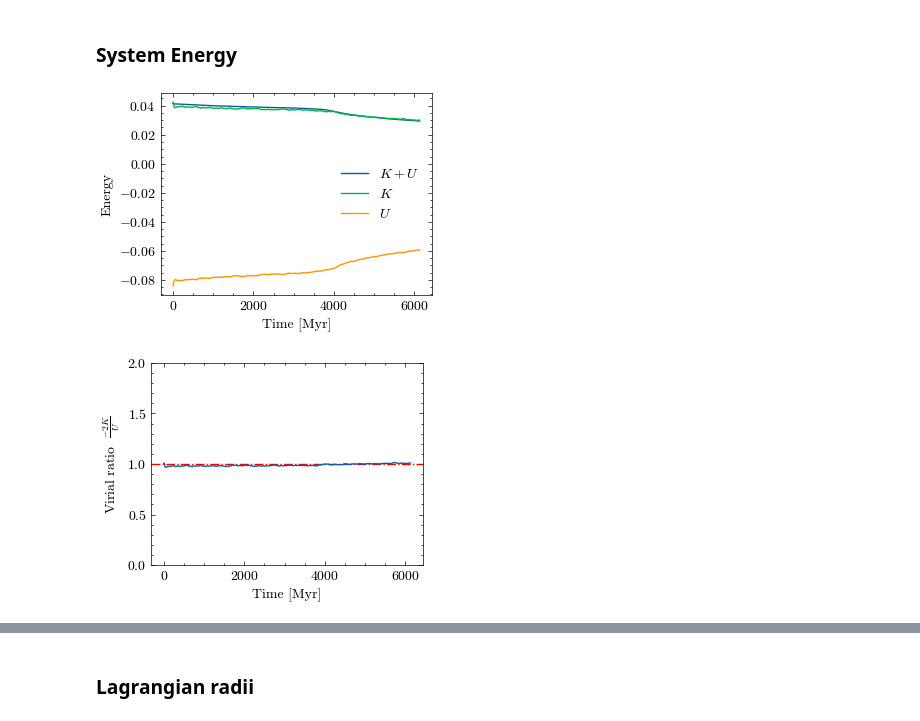
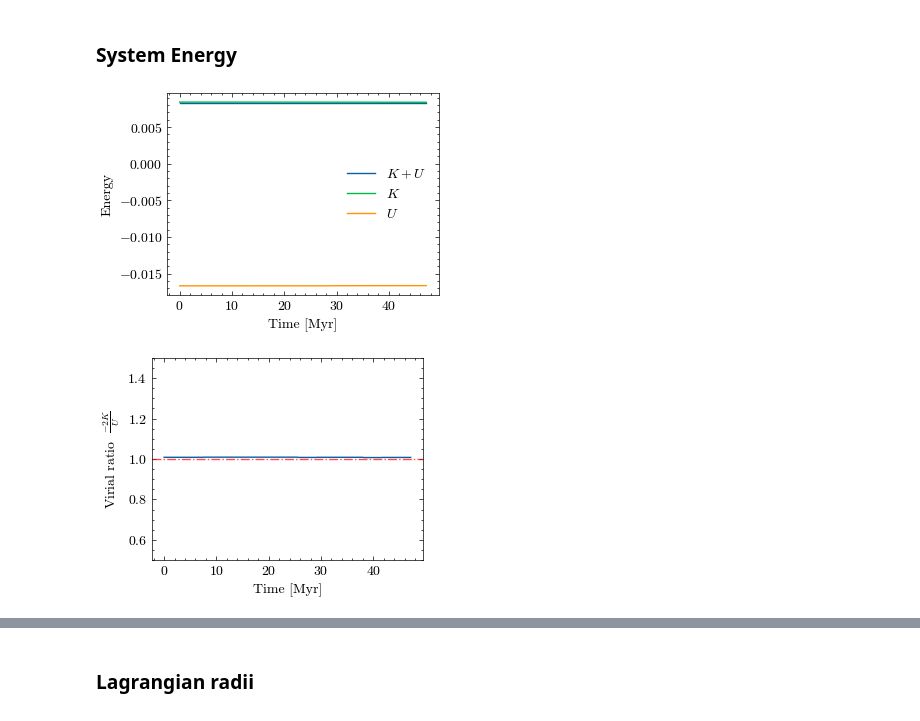
Before and after one commit to lisam10/stellar_systems_dynamics2024, a Jupyter notebook: final_exercise/Plotter.ipynb, the cells around one changed output, grey strips where cells are left out. Drawn from its saved outputs; the diff is of its cells as text; code cells hidden in the pictures.

Commit message:
plots for report

```diff
--- a/final_exercise/Plotter.ipynb
+++ b/final_exercise/Plotter.ipynb
@@ -8,7 +8,7 @@ import scienceplots
 plt.style.use(['science', 'no-latex'])
 # %%
 two_dim = False
-inputname = 'runs/11_9/H_input_2025-09-11_12-28-59.txt'
+inputname = 'runs/22_8/H_input_2025-08-22_12-11-13.txt'
 outputname=inputname.replace('input', 'output')
 logname=inputname.replace('input', 'log')
 orbit_plot = True
@@ -334,18 +334,18 @@ plt.ylabel("Energy")
 plt.legend()
 plt.show()
 # %% [output]
-[figure, old version]
+[figure, new version]
 # %%
 virial_ratio = []
 for t in range(len(time_E)):
     virial_ratio.append(2 * K[t] / ( - U[t]))
 
-
-plt.axhline(1.0, color = 'r', linestyle = '-.')
+virial_ratio = np.array(virial_ratio)
+plt.axhline(1.0, color = 'r', linestyle = '-.', alpha = 0.7)
 plt.plot(time_E, virial_ratio)
 plt.xlabel('Time [Myr]')
 plt.ylabel(r'Virial ratio $\,\, \frac{- 2K}{U}$')
-plt.ylim(0, 2)
+plt.ylim(0.5, 1.5)
 plt.show()
 # %% [output]
-[figure, old version]
+[figure, new version]
```
Also changed, not shown: parts of 7 cells of this notebook, 3 other files.
